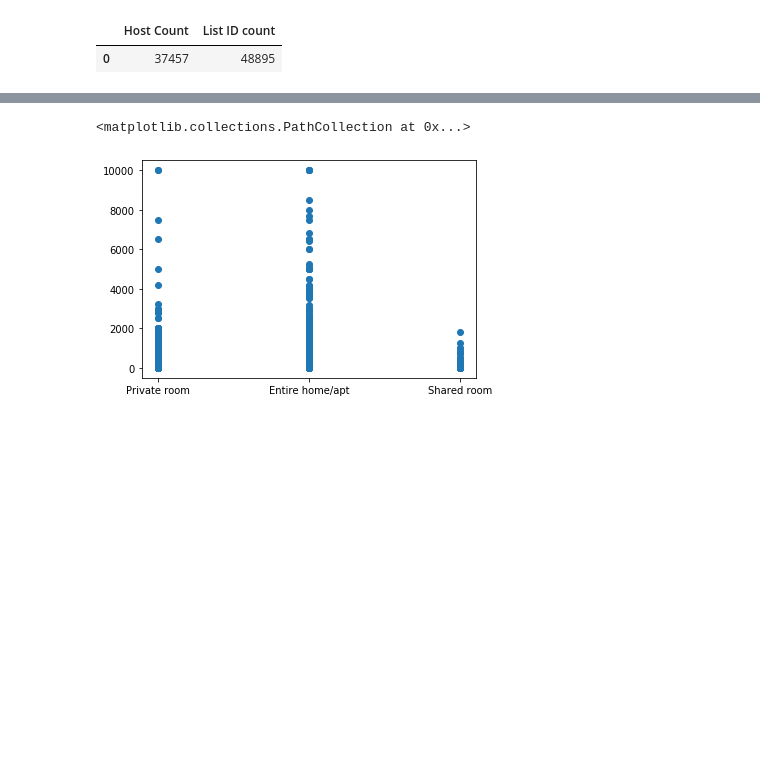
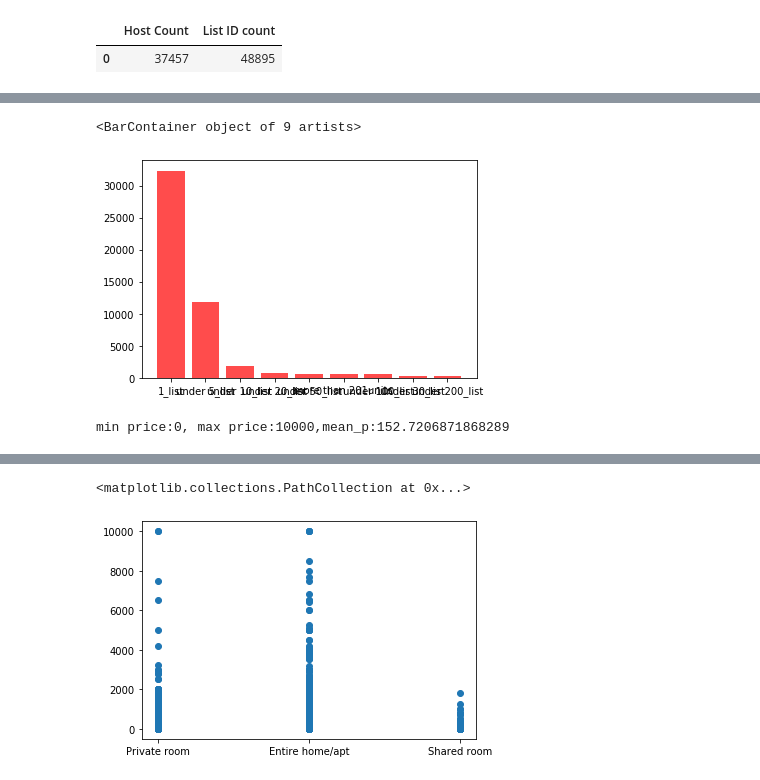
Before and after one commit to hayden4davey/Project1-Group2, a Jupyter notebook: shao data exploring.ipynb, the cells around one changed output, grey strips where cells are left out. Cells and saved outputs as stored; diff of their text form; code cells hidden in the pictures; blank space fills up the shorter version.

```diff
--- a/shao data exploring.ipynb
+++ b/shao data exploring.ipynb
@@ -97 +136,14 @@ print(f'min price:${min_p}, max price:${max_p}, mean_p:${mean_p}')
+# %%
+plt.bar( list_Demographics.index, list_Demographics["Mutiple Listing"],color='r',alpha=0.7,align ='center')
+# %% [output]
+<BarContainer object of 9 artists>
+[figure, added]
+# %%
+# price Demographics
+min_p = min(datadf['price'])
+max_p = max(datadf['price'])
+mean_p = datadf['price'].mean()
+print(f'min price:{min_p}, max price:{max_p},mean_p:{mean_p}')
+# %% [output]
+min price:0, max price:10000,mean_p:152.7206871868289
 # %%
```
Also changed, not shown: parts of 15 cells of this notebook.
